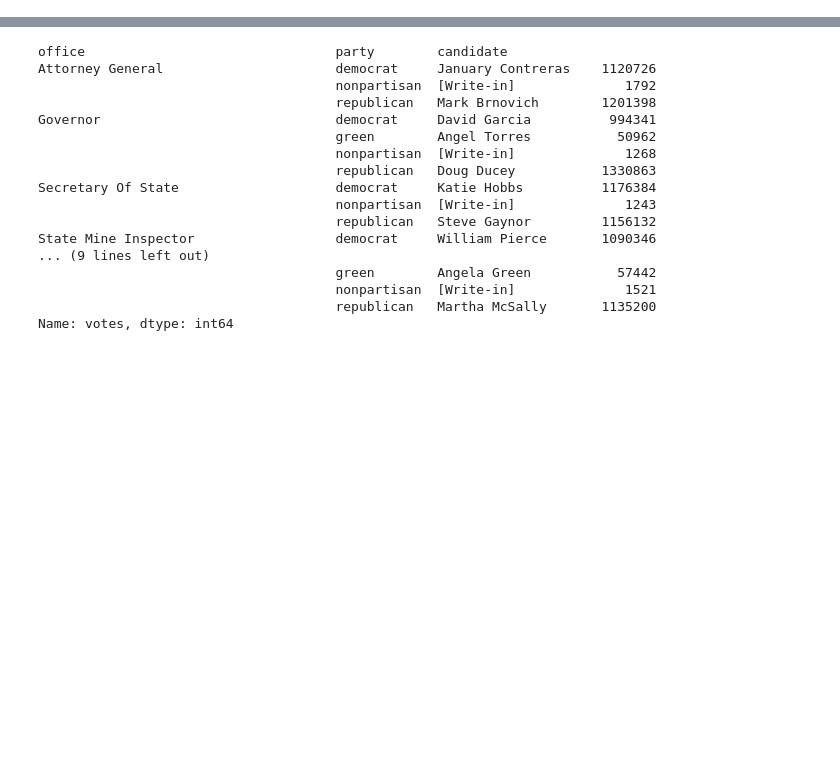
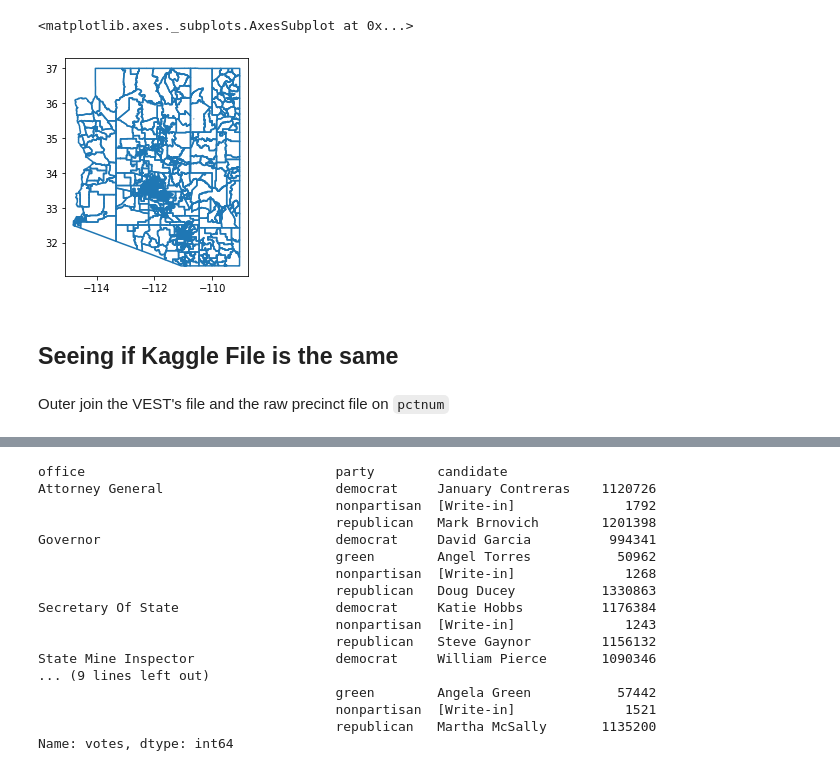
Before and after one commit to nonpartisan-redistricting-datahub/pdv-az, a Jupyter notebook: vest-az-2018/az_vest_2018.ipynb, the cells around one changed output, grey strips where cells are left out. Saved outputs shown, nothing was run; the diff lists cells and outputs as text; code cells hidden in the pictures; blank space fills up the shorter version.

```diff
--- a/vest-az-2018/az_vest_2018.ipynb
+++ b/vest-az-2018/az_vest_2018.ipynb
@@ -2,0 +45,2 @@ import pandas as pd
+# %%
+precincts = gp.read_file("./raw-from-source/az_vtd_2018_v2/az_vtd_2018_new_pima.shp")
@@ -2,0 +56,9 @@ import pandas as pd
+# %%
+precincts.boundary.plot()
+# %% [output]
+<matplotlib.axes._subplots.AxesSubplot at 0x...>
+[figure, added]
+# %% [markdown]
+## Seeing if Kaggle File is the same
+# %% [markdown]
+Outer join the VEST's file and the raw precinct file on `pctnum`
```
Also changed, not shown: parts of 256 cells of this notebook, 1 other file.
